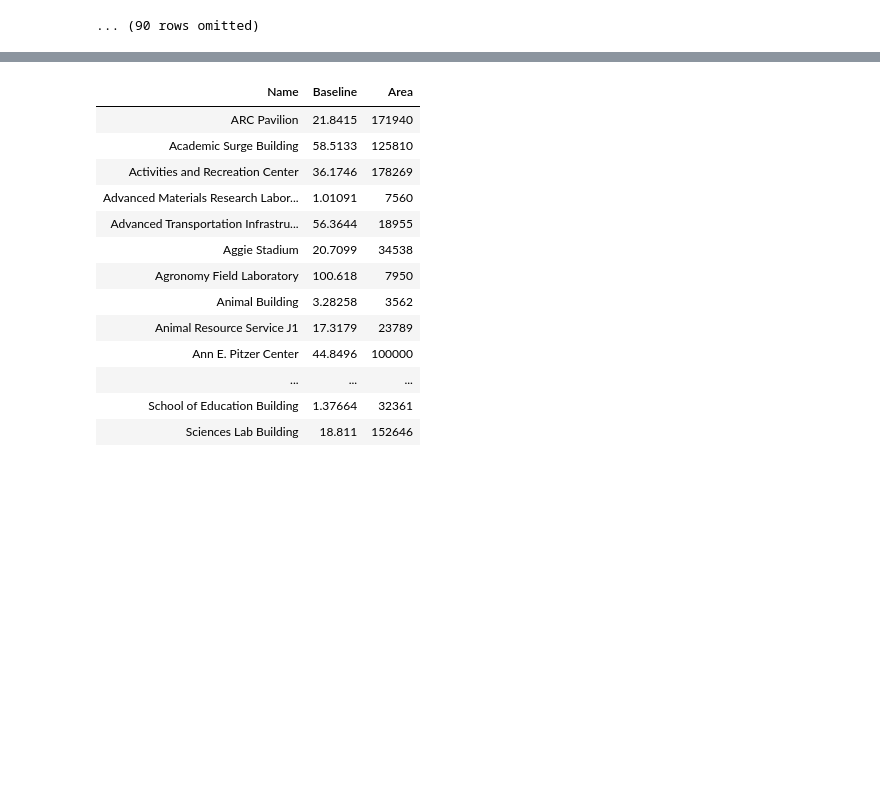
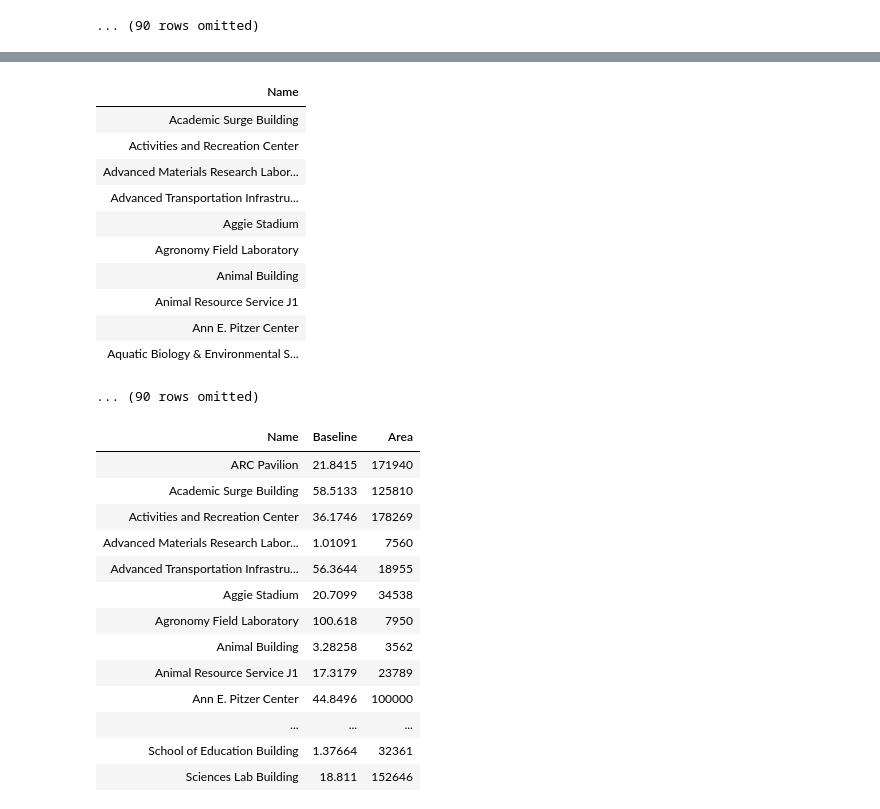
Before and after one commit to bikramjits/HackDavis-2018, a Jupyter notebook: Untitled.ipynb, the cells around one changed output, grey strips where cells are left out. Saved outputs shown, nothing was run; the diff lists cells and outputs as text; code cells hidden in the pictures; blank space fills up the shorter version.

```diff
--- a/Untitled.ipynb
+++ b/Untitled.ipynb
@@ -61,3 +60,18 @@ Result.show()
+# %%
+Buildings
+# %% [output]
+| Name |
+| Academic Surge Building |
+| Activities and Recreation Center |
+| Advanced Materials Research Labor... |
+| Advanced Transportation Infrastru... |
+| Aggie Stadium |
+| Agronomy Field Laboratory |
+| Animal Building |
+| Animal Resource Service J1 |
+| Ann E. Pitzer Center |
+| Aquatic Biology & Environmental S... |
+... (90 rows omitted)
 # %%
 Final= Buildings.join('Name', Result)
 # %%
```
Also changed, not shown: parts of 2 cells of this notebook, 9 other files.
